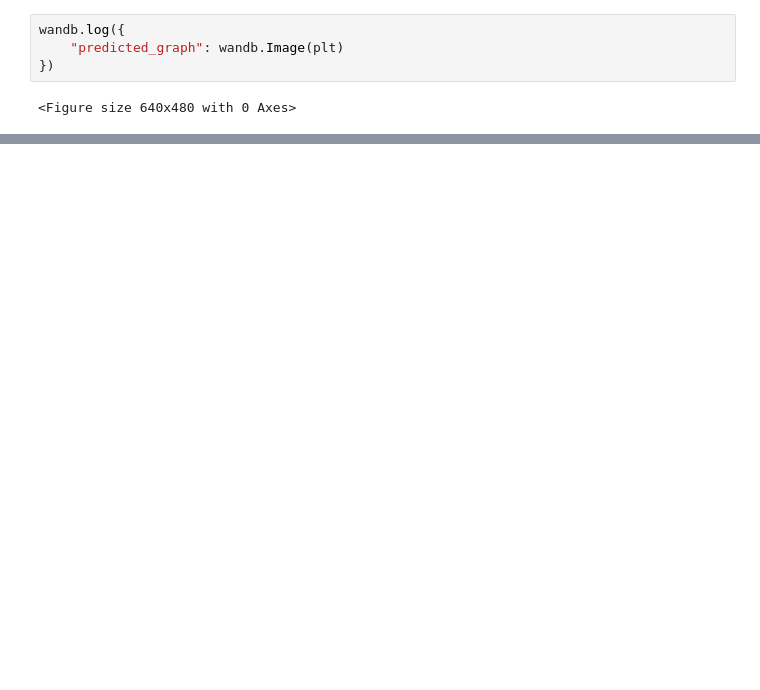
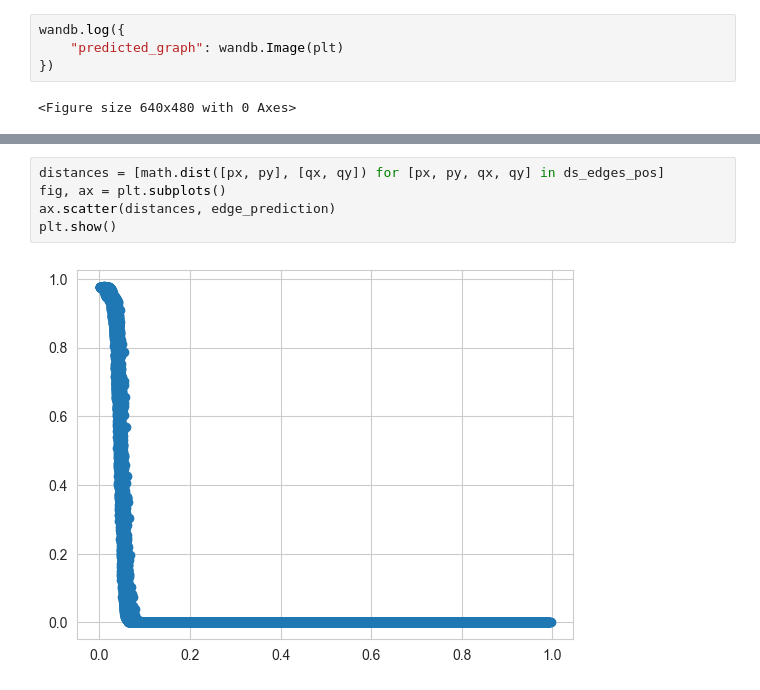
Before and after one commit to HydrofinLoewenherz/embedding-eval-framework, a Jupyter notebook: scale/embedding-decode.ipynb, the cells around one changed output, grey strips where cells are left out. Cells and saved outputs as stored; diff of their text form; blank space fills up the shorter version.

```diff
--- a/scale/embedding-decode.ipynb
+++ b/scale/embedding-decode.ipynb
@@ -232,0 +224,7 @@ Find logs at: .\wandb\run-20221212_121946-1lvzyvzm\logs
+# %%
+distances = [math.dist([px, py], [qx, qy]) for [px, py, qx, qy] in ds_edges_pos]
+fig, ax = plt.subplots()
+ax.scatter(distances, edge_prediction)
+plt.show()
+# %% [output]
+[figure, added]
```
Also changed, not shown: parts of 14 cells of this notebook.
